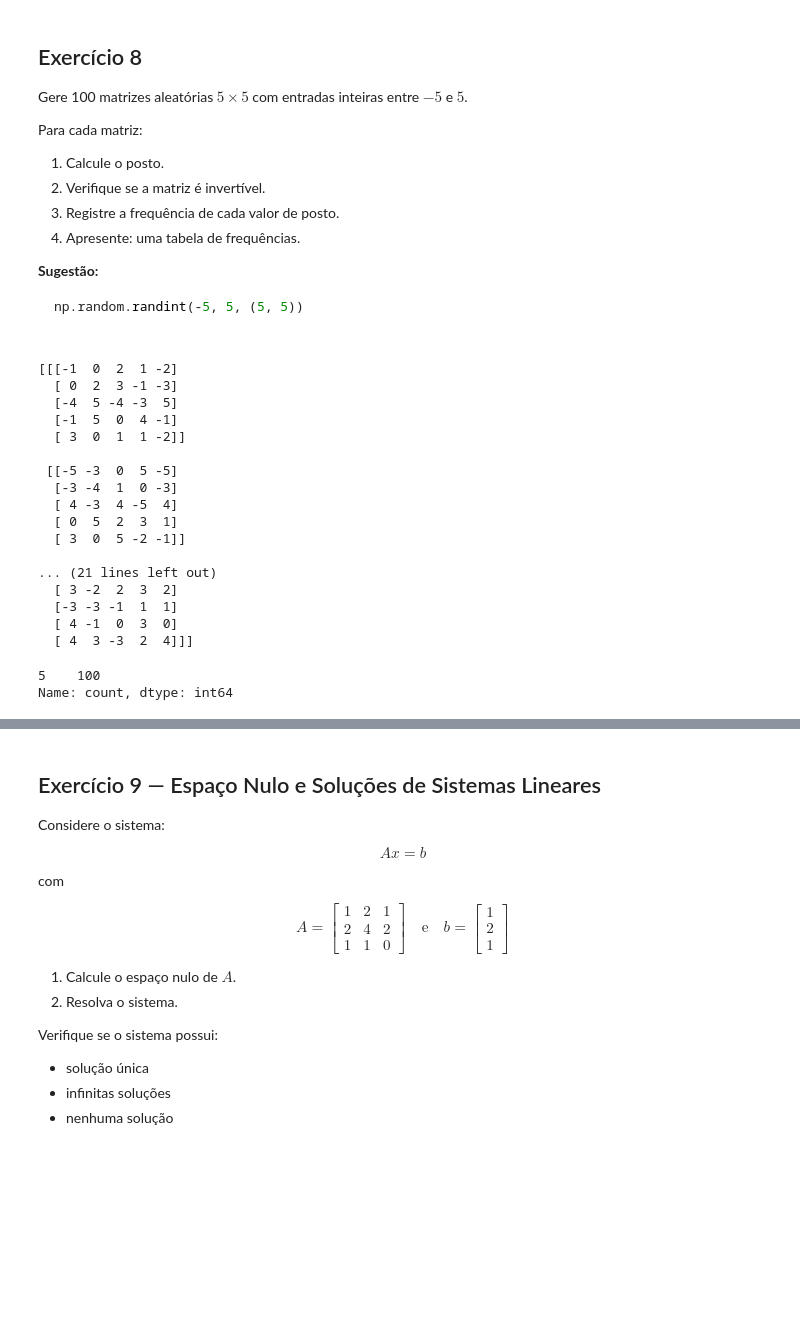
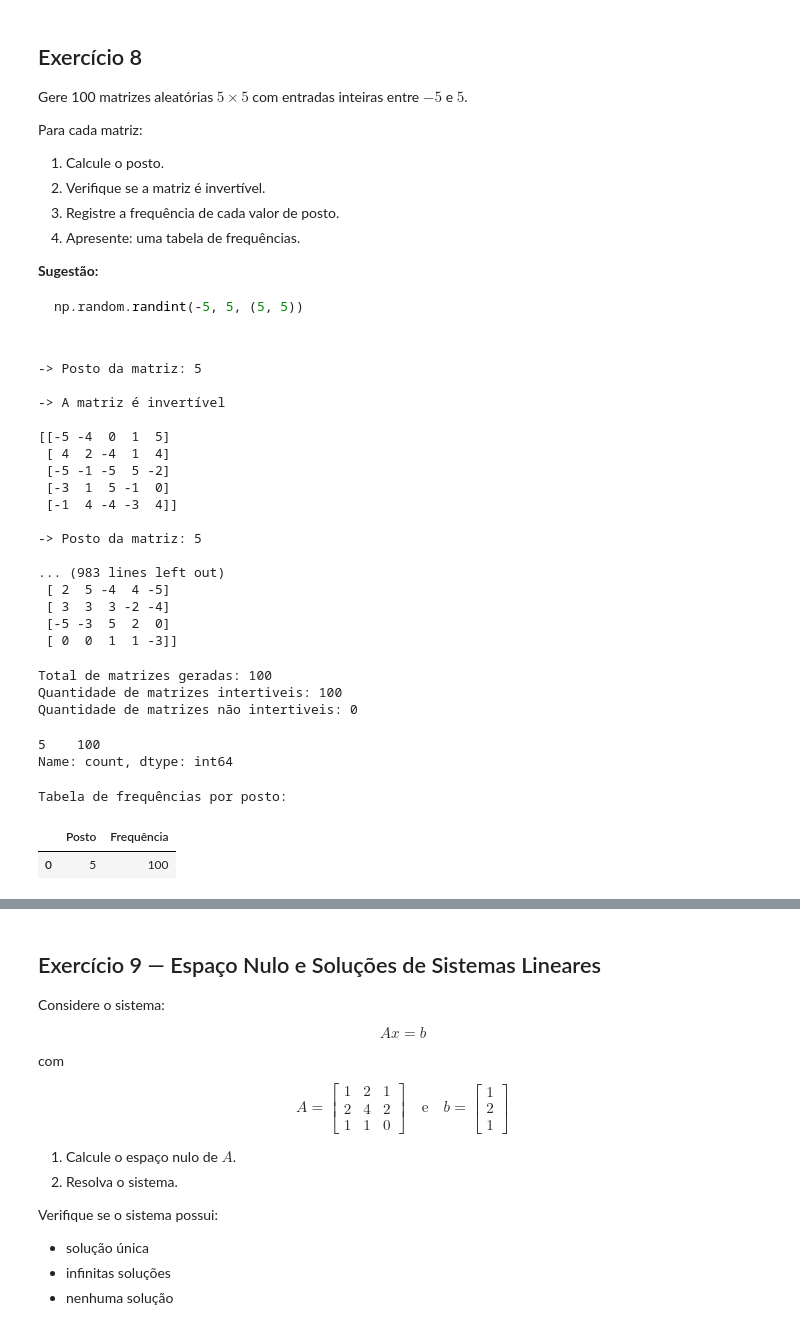
Before and after one commit to MykaQMS/alc_unifesp_mykael, a Jupyter notebook: Trabalho1_Algebra_Linear_Comp.ipynb, the cells around one changed output, grey strips where cells are left out. Cells and saved outputs as stored; diff of their text form; code cells hidden in the pictures; blank space fills up the shorter version.

````diff
--- a/Trabalho1_Algebra_Linear_Comp.ipynb
+++ b/Trabalho1_Algebra_Linear_Comp.ipynb
@@ -28,29 +28,58 @@ Para cada matriz:
 ```python
 np.random.randint(-5, 5, (5, 5))
 # %%
+# Criando arrays para armazenar os resultados
+
+postos = []
+matrizes_intertiveis = []
+
 # Gerando as 100 matrizes aleatórias 5x5 (valores entre -5 e 5)
+#usando (-5,6,...) como argumento pois a função randint() não considera o limite superior na criação da matriz
 
-matrizes = np.random.randint(-5, 6, (5, 5))
+# Loop principal
+for i in range(100):
+  matriz = np.random.randint(-5, 6, (5, 5))
+  posto = matrix_rank(matriz)
+  postos.append(posto)
+  if posto == 5:
+    matrizes_intertiveis.append(matriz)
+  else:
+    pass
 
-print(matrizes)
+  print(f"\n-> Posto da matriz: {posto}\n")
+  if posto == 5:
+    print("-> A matriz é invertível\n")
+  else:
+    print("-> A matriz não é invertível\n")
+  print(matriz)
 # %% [output]
-[[[-1  0  2  1 -2]
-  [ 0  2  3 -1 -3]
-  [-4  5 -4 -3  5]
-  [-1  5  0  4 -1]
-  [ 3  0  1  1 -2]]
+-> Posto da matriz: 5
 
- [[-5 -3  0  5 -5]
-  [-3 -4  1  0 -3]
-  [ 4 -3  4 -5  4]
-  [ 0  5  2  3  1]
-  [ 3  0  5 -2 -1]]
+-> A matriz é invertível
 
-... (21 lines left out)
-  [ 3 -2  2  3  2]
-  [-3 -3 -1  1  1]
-  [ 4 -1  0  3  0]
-  [ 4  3 -3  2  4]]]
+[[-5 -4  0  1  5]
+ [ 4  2 -4  1  4]
+ [-5 -1 -5  5 -2]
+ [-3  1  5 -1  0]
+ [-1  4 -4 -3  4]]
+
+-> Posto da matriz: 5
+
+... (983 lines left out)
+ [ 2  5 -4  4 -5]
+ [ 3  3  3 -2 -4]
+ [-5 -3  5  2  0]
+ [ 0  0  1  1 -3]]
+# %%
+# contar registros
+
+print(f"Total de matrizes geradas: {len(postos)}")
+print(f"Quantidade de matrizes intertiveis: {len(matrizes_intertiveis)}")
+print(f"Quantidade de matrizes não intertiveis: {len(postos) - len(matrizes_intertiveis)}")
+# %% [output]
+Total de matrizes geradas: 100
+Quantidade de matrizes intertiveis: 100
+Quantidade de matrizes não intertiveis: 0
 # %%
 # Verificando a frequência de cada posto
 
@@ -59,3 +90,12 @@ print(freq_postos)
 # %% [output]
 5    100
 Name: count, dtype: int64
+# %%
+tabela_freq = freq_postos.reset_index()
+tabela_freq.columns = ['Posto', 'Frequência']
+print("Tabela de frequências por posto:")
+tabela_freq
+# %% [output]
+Tabela de frequências por posto:
+|  | Posto | Frequência |
+| 0 | 5 | 100 |
````
Also changed, not shown: parts of 11 cells of this notebook.
